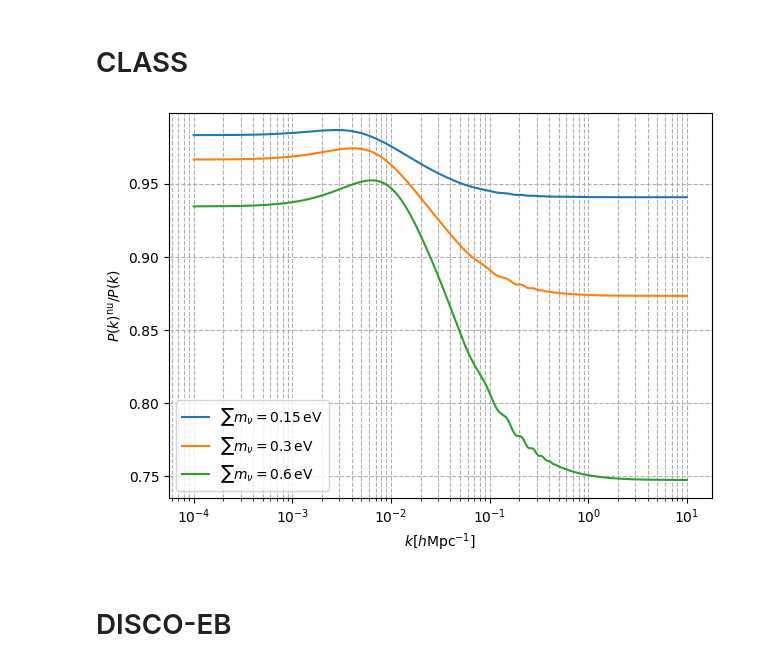
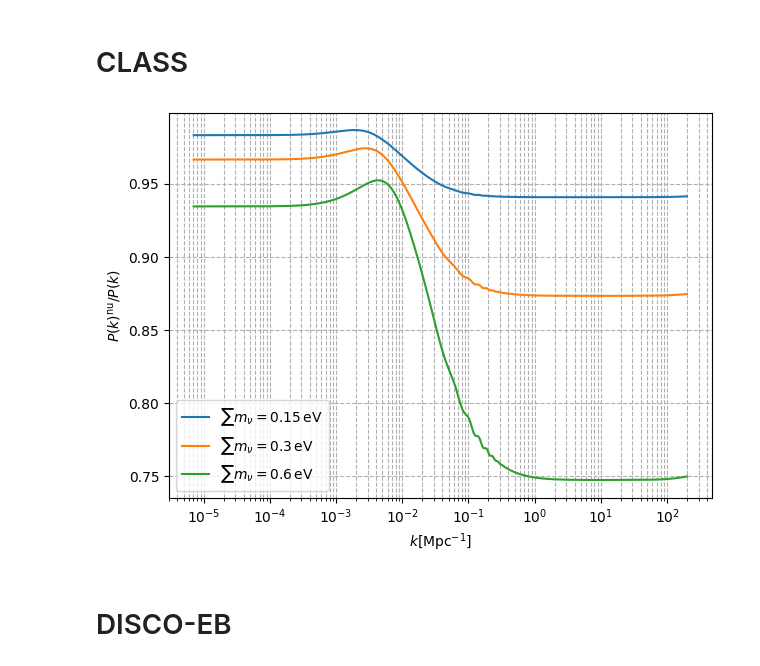
Before and after one commit to Xantyos13/DISCO-DJ, a Jupyter notebook: Neutrinos/Ref_code.ipynb, the cells around one changed output. Saved outputs shown, nothing was run; the diff lists cells and outputs as text; code cells hidden in the pictures.

Commit message:
Code de ref corr et mew plot

```diff
--- a/Neutrinos/Ref_code.ipynb
+++ b/Neutrinos/Ref_code.ipynb
@@ -130,21 +131,21 @@ for mass, color in zip(masses, colors):
     ratio_nl = pk_nl / pk_nl_ref
 
     results_bacco.append({
-        "k": k_lin,
+        "k": k_lin/0.67742,
         "ratio": ratio_lin,
         "mass": mass,
         "method": "BACCO"
     })
 
     results_bacco_nl.append({
-        "k": k_nl,
+        "k": k_nl/0.67742,
         "ratio": ratio_nl,
         "mass": mass,
         "method": "BACCO_NL"
     })
 
     plt.semilogx(
-        k_lin ,
+        k_lin/0.67742 ,
         ratio_lin,
         '--',
         color=color,
@@ -153,7 +154,7 @@ for mass, color in zip(masses, colors):
     )
 
     plt.semilogx(
-        k_nl ,
+        k_nl/0.67742 ,
         ratio_nl,
         '-',
         color=color,
@@ -161,7 +162,7 @@ for mass, color in zip(masses, colors):
         label=fr'${mass}\,\mathrm{{eV}}$ non-linear'
     )
 
-plt.xlabel(r'$k\,[h\,\mathrm{Mpc}^{-1}]$')
+plt.xlabel(r'$k\,[\mathrm{Mpc}^{-1}]$')
 plt.ylabel(r'$P^\nu(k)/P(k)$')
 
 plt.grid(True, which='both', ls='--')
@@ -191,11 +192,17 @@ Baryonic Emulator for matter powerspectrum Burger et al. (2025) loaded in memory
 # %% [markdown]
 # CLASS
+# %%
+def get_class_power( fieldname, zout ):
+  tk, k, z = cosmo_massless.get_transfer_and_k_and_z()
+  TT = interp1d( np.log(1/(1+z)), tk[fieldname], axis=1 )( np.log(1/(1+zout)) )
+  #res =  2*np.pi**2*A_s*(k/k_p*h)**(n_s - 1) * k**(-3) * TT**2
+  res =  2*np.pi**2*A_s*(k/k_p)**(n_s - 1) * k**(-3) * TT**2
+  return res, k
 # %%
 common_settings = {'output': 'mPk'}
-z = 0.0
+zout = 0.0
 h = 0.67742
 k = np.logspace(-4, 1, 300)
-kmax_1_over_Mpc = k.max() * h
 
 pk_cb_massless = []
 pk_cb_massive = []
@@ -219,7 +226,7 @@ params_massless.update({
     'T_cmb': Tcmb,
     'YHe': YHe,
     'output': 'mPk,mTk,vTk',
-    'P_k_max_1/Mpc': 1.01 * kmax_1_over_Mpc,
+    'P_k_max_1/Mpc': 2 * kmax,
     'z_max_pk': 1000.0,
     'recombination': 'RECFAST',
     'l_max_g': 31,
@@ -241,19 +248,19 @@ params_massless.update({
 
 cosmo_massless.set(params_massless)
 cosmo_massless.compute()
+Pknu_CLASS, k_CLASS = get_class_power('d_ncdm[0]', zout)
+kmax_used = cosmo_massless.pars['P_k_max_1/Mpc']
+mask = k_CLASS <= kmax_used
+k_used = k_CLASS[mask]
 
-for ki in k:
-    k_class = ki * h
-    pk1 = cosmo_massless.pk_cb(k_class, z)
-    pk_cb_massless.append(pk1)
 
-pk_cb_massless = np.array(pk_cb_massless)
+Pkbc_CLASS = np.array([cosmo_massless.pk_cb(ki, zout) for ki in k_used])
 
-Pk_massless_hunits = pk_cb_massless * h**3
+Pkbc_CLASS_hunits = Pkbc_CLASS * h**3
 
 np.savetxt(
     "Pk_cb_massless_z0.txt",
-    np.column_stack([k, Pk_massless_hunits]),
+    np.column_stack([k_used, Pkbc_CLASS_hunits]),
     header="k[h/Mpc]    Pk[Mpc^3/h^3] (CDM+baryons, z=0, massless neutrinos)"
 )
 
@@ -266,7 +273,7 @@ for sum_masses in [0.15, 0.3, 0.6]:
 
     params_massive = params_massless.copy()
     params_massive.update({
-        'Omega_cdm': 0.3099 - 0.0488911,
+        'Omega_cdm': Omegac,
         'N_ncdm': 1,
         'deg_ncdm': 1,
         'm_ncdm': sum_masses,
@@ -276,51 +283,50 @@ for sum_masses in [0.15, 0.3, 0.6]:
     cosmo_massive.set(params_massive)
     cosmo_massive.compute()
 
-    for ki in k:
-        k_class = ki * h
-        pk2 = cosmo_massive.pk_cb(k_class, z)
-        pk_cb_massive.append(pk2)
 
-    pk_cb_massive = np.array(pk_cb_massive)
 
-    Pk_massive_hunits = pk_cb_massive * h**3
+    Pkbc_CLASS_nu = np.array([cosmo_massive.pk_cb(ki, zout) for ki in k_used])
+
+    Pkbc_CLASS_hunits = Pkbc_CLASS_nu * h**3
     fname = f"Pk_cb_sumMnu_{sum_masses:.2f}eV_z0.txt"
 
     np.savetxt(
         fname,
-        np.column_stack([k, Pk_massive_hunits]),
+        np.column_stack([k_used, Pkbc_CLASS_hunits]),
         header=f"k[h/Mpc]    Pk[Mpc^3/h^3] (CDM+baryons, z=0, sum m_nu = {sum_masses} eV)"
     )
 
-    ratio = pk_cb_massive / pk_cb_massless
+
+    ratio = Pkbc_CLASS_nu / Pkbc_CLASS
 
     plt.semilogx(
-        k,
+        k_used,
         ratio,
         label=rf'$\sum m_\nu = {sum_masses}\,\mathrm{{eV}}$'
     )
 
     results_class.append({
-        "k": k,
+        "k": k_used,
         "ratio": ratio,
         "mass": sum_masses,
         "method": "CLASS"
     })
 
     cosmo_massive.struct_cleanup()
     cosmo_massive.empty()
 
-plt.xlabel(r'$k [h \mathrm{Mpc}^{-1}]$')
+plt.xlabel(r'$k [\mathrm{Mpc}^{-1}]$')
 plt.ylabel(r'$P(k)^\mathrm{nu}/P(k)$')
 plt.grid(True, which='both', ls='--')
 plt.legend(fontsize=10)
+plt.show()
 
 np.save("class_results.npy", results_class)
 
 cosmo_massless.struct_cleanup()
 cosmo_massless.empty()
 # %% [output]
-[figure, old version]
+[figure, new version]
 # %% [markdown]
 # DISCO-EB
 # %%
```
Also changed, not shown: parts of 3 cells of this notebook, 14 other files.
